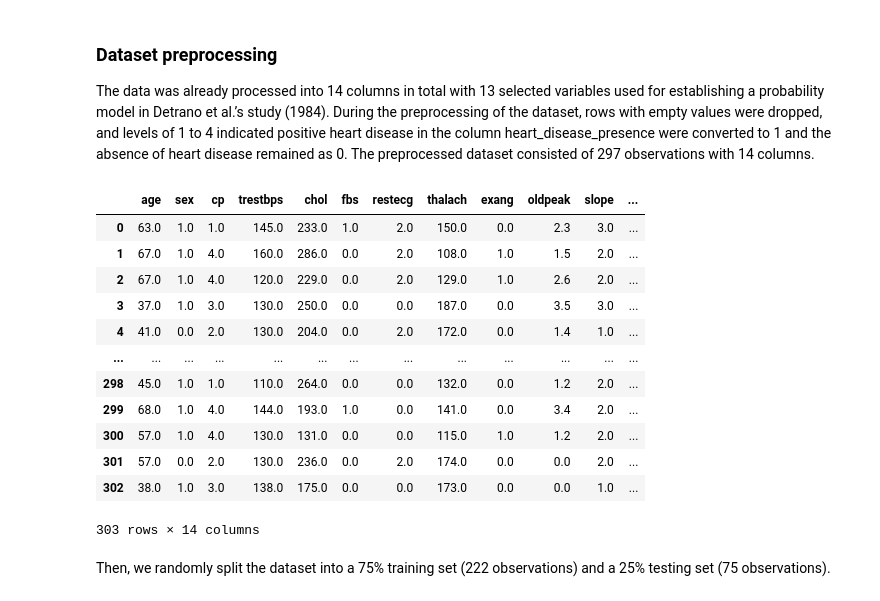
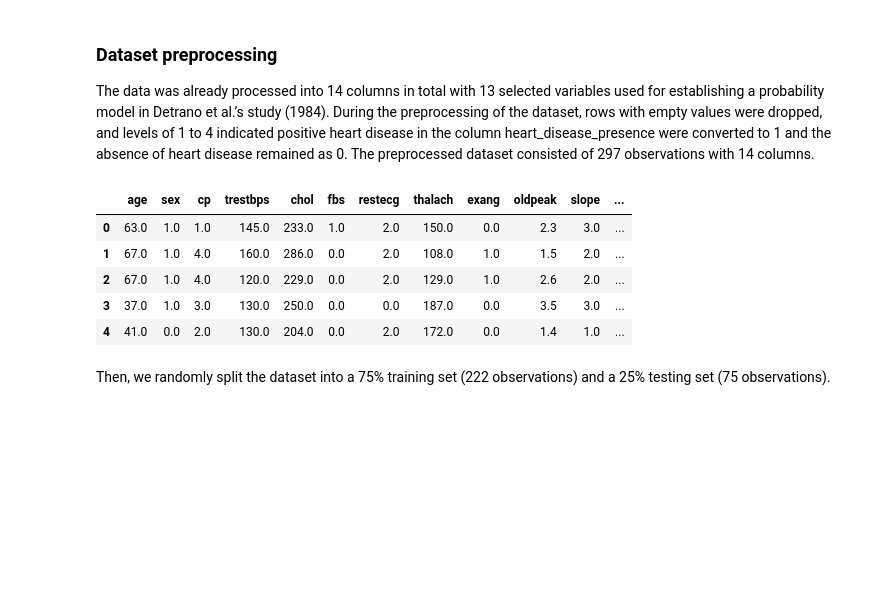
Before and after one commit to CCWebb14/DSCI100_Group_Project, a Jupyter notebook: final_project_file_0-2.ipynb, the cells around one changed output. Drawn from its saved outputs; the diff is of its cells as text; code cells hidden in the pictures; blank space fills up the shorter version.

```diff
--- a/final_project_file_0-2.ipynb
+++ b/final_project_file_0-2.ipynb
@@ -123,26 +117,19 @@ The data was already processed into 14 columns in total with 13 selected variabl
 # %%
 def replace_values_greater_than_1(value):
     if value > 1:
         return 1
     else:
         return value
 
 cleveland['heart_disease_presence'] = cleveland['heart_disease_presence'].apply(replace_values_greater_than_1)
-cleveland
+cleveland.head(5)
 # %% [output]
 |  | age | sex | cp | trestbps | chol | fbs | restecg | thalach | exang | oldpeak | slope | ... |
 | 0 | 63.0 | 1.0 | 1.0 | 145.0 | 233.0 | 1.0 | 2.0 | 150.0 | 0.0 | 2.3 | 3.0 | ... |
 | 1 | 67.0 | 1.0 | 4.0 | 160.0 | 286.0 | 0.0 | 2.0 | 108.0 | 1.0 | 1.5 | 2.0 | ... |
 | 2 | 67.0 | 1.0 | 4.0 | 120.0 | 229.0 | 0.0 | 2.0 | 129.0 | 1.0 | 2.6 | 2.0 | ... |
 | 3 | 37.0 | 1.0 | 3.0 | 130.0 | 250.0 | 0.0 | 0.0 | 187.0 | 0.0 | 3.5 | 3.0 | ... |
 | 4 | 41.0 | 0.0 | 2.0 | 130.0 | 204.0 | 0.0 | 2.0 | 172.0 | 0.0 | 1.4 | 1.0 | ... |
-| ... | ... | ... | ... | ... | ... | ... | ... | ... | ... | ... | ... | ... |
-| 298 | 45.0 | 1.0 | 1.0 | 110.0 | 264.0 | 0.0 | 0.0 | 132.0 | 0.0 | 1.2 | 2.0 | ... |
-| 299 | 68.0 | 1.0 | 4.0 | 144.0 | 193.0 | 1.0 | 0.0 | 141.0 | 0.0 | 3.4 | 2.0 | ... |
-| 300 | 57.0 | 1.0 | 4.0 | 130.0 | 131.0 | 0.0 | 0.0 | 115.0 | 1.0 | 1.2 | 2.0 | ... |
-| 301 | 57.0 | 0.0 | 2.0 | 130.0 | 236.0 | 0.0 | 2.0 | 174.0 | 0.0 | 0.0 | 2.0 | ... |
-| 302 | 38.0 | 1.0 | 3.0 | 138.0 | 175.0 | 0.0 | 0.0 | 173.0 | 0.0 | 0.0 | 1.0 | ... |
-303 rows × 14 columns
 # %%
 cleveland = cleveland[~cleveland.isin(['?']).any(axis=1)]
 # %% [markdown]
```
Also changed, not shown: parts of 17 cells of this notebook.
